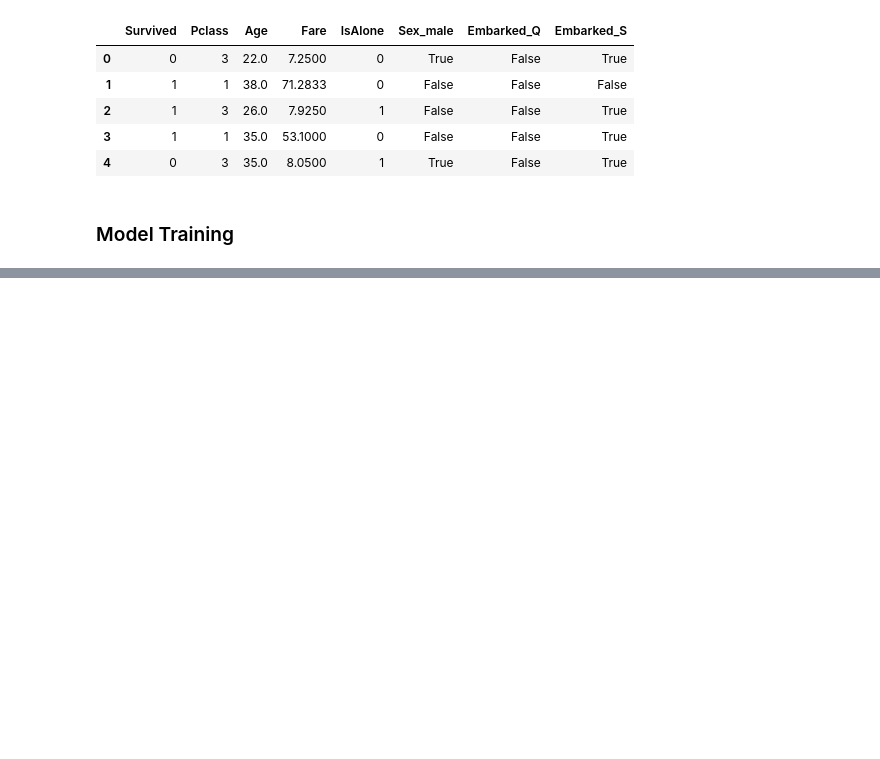
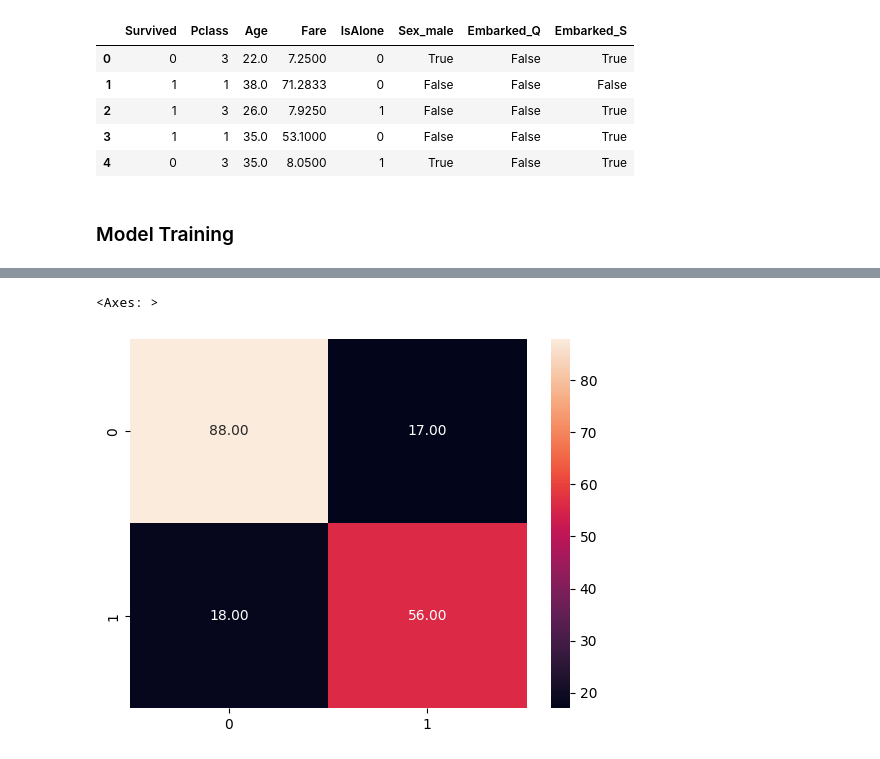
Before and after one commit to HMurawski/dump, a Jupyter notebook: dump_learning/random/refreshment/02.ipynb, the cells around one changed output, grey strips where cells are left out. Saved outputs shown, nothing was run; the diff lists cells and outputs as text; code cells hidden in the pictures; blank space fills up the shorter version.

```diff
--- a/dump_learning/random/refreshment/02.ipynb
+++ b/dump_learning/random/refreshment/02.ipynb
@@ -177,0 +218,6 @@ df.head()
+# %%
+model_RF.fit(X_train, y_train)
+y_pred_rf = model_RF.predict(X_test)
+rf_conf_matrix = confusion_matrix(y_pred=y_pred_rf, y_true=y_test)
+rf_class_report = classification_report(y_pred=y_pred_rf, y_true=y_test)
+print(rf_class_report)
@@ -177,0 +233,6 @@ df.head()
+# %%
+
+sns.heatmap(rf_conf_matrix, annot=True, fmt = ".2f")
+# %% [output]
+<Axes: >
+[figure, added]
```
Also changed, not shown: parts of 8 cells of this notebook.
